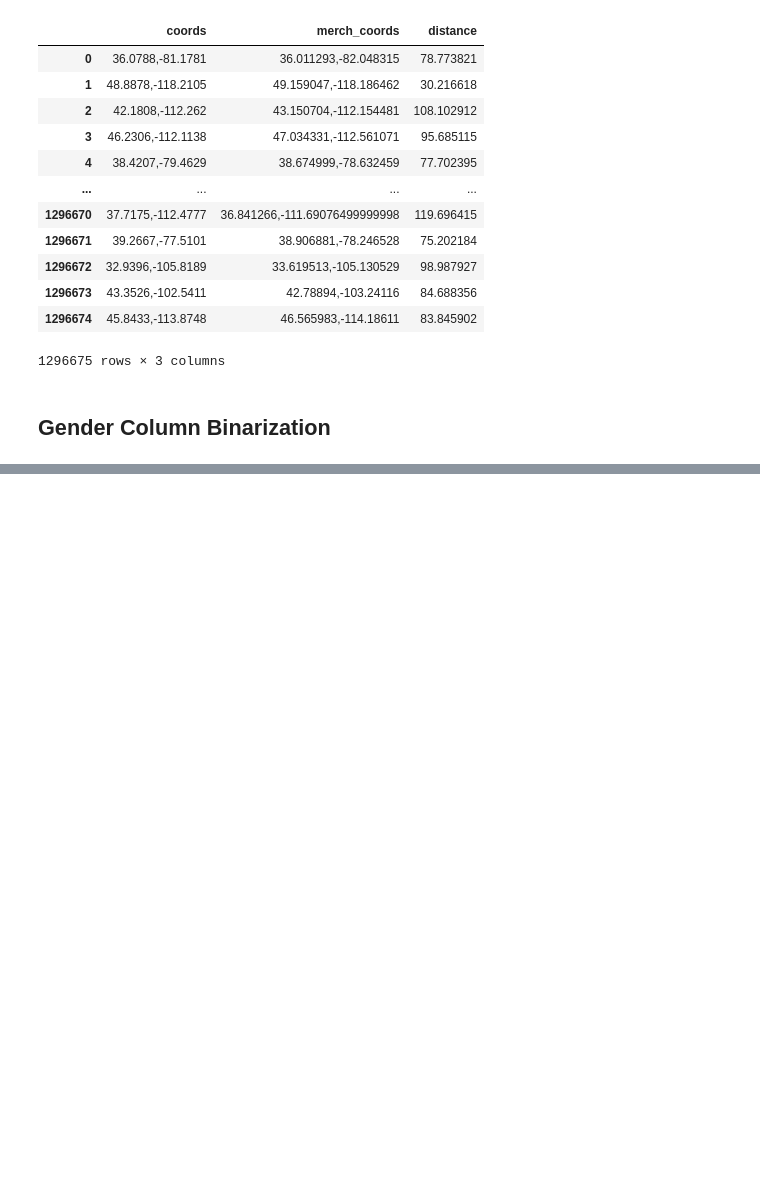
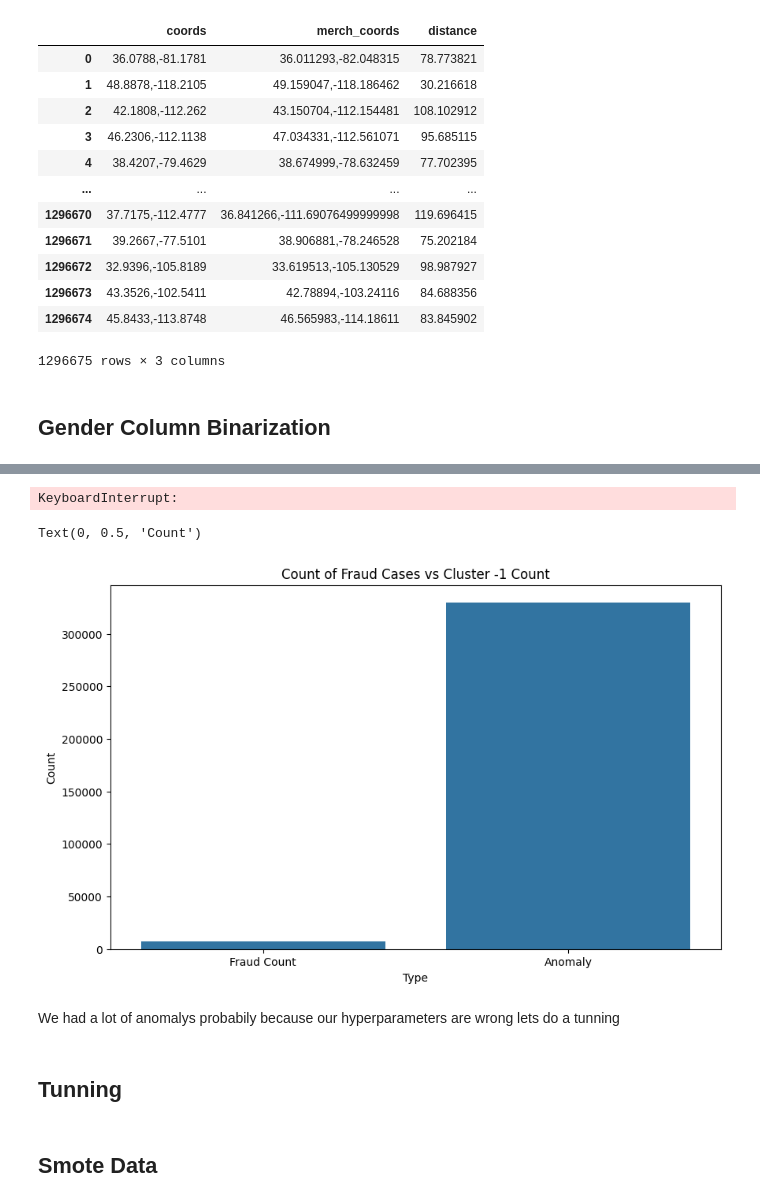
Before and after one commit to igorc22/Anomaly-Detection, a Jupyter notebook: anomaly.ipynb, the cells around one changed output, grey strips where cells are left out. Saved outputs shown, nothing was run; the diff lists cells and outputs as text; code cells hidden in the pictures; blank space fills up the shorter version.

Commit message:
DBScan, Feature Engineering, Results

```diff
--- a/anomaly.ipynb
+++ b/anomaly.ipynb
@@ -112,0 +173,7 @@ credit_df_transformed.head(1)
+# %%
+cols_to_scale = ['purchase_time', 'amt', 'city_pop', 'age', 'distance', 'frequency']
+
+credit_df_transformed.loc[:, cols_to_scale] = credit_df_transformed[cols_to_scale].astype(float)
+
+
+credit_df_transformed.loc[:, cols_to_scale] = scaler.fit_transform(credit_df_transformed[cols_to_scale])
@@ -112,0 +189,2 @@ credit_df_transformed.head(1)
+# %%
+credit_df_transformed.drop('Unnamed: 0', axis=1, inplace=True)
@@ -112,0 +193,7 @@ credit_df_transformed.head(1)
+# %%
+eps = 0.5
+min_samples = 50
+
+# Aplicando o DBSCAN
+dbscan = DBSCAN(eps=eps, min_samples=min_samples)
+credit_df_transformed['cluster'] = dbscan.fit_predict(credit_df_transformed.iloc[:, :-1])
@@ -112,0 +222,26 @@ credit_df_transformed.head(1)
+# %%
+fraud_data = credit_df_transformed[credit_df_transformed['is_fraud'] == 1]
+total_frauds = len(fraud_data)
+fraud_in_cluster_minus1 = len(credit_df_transformed[credit_df_transformed['cluster'] == -1])
+
+fraud_counts = pd.DataFrame({
+    'Type': ['Fraud Count', 'Anomaly'],
+    'Count': [total_frauds, fraud_in_cluster_minus1]
+})
+
+print(fraud_counts)
+# %% [output]
+KeyboardInterrupt:
+# %%
+plt.figure(figsize=(10, 6))
+sns.barplot(x='Type', y='Count', data=fraud_counts)
+
+# Definindo o título e os rótulos
+plt.title('Count of Fraud Cases vs Cluster -1 Count')
+plt.xlabel('Type')
+plt.ylabel('Count')
+# %% [output]
+Text(0, 0.5, 'Count')
+[figure, added]
+# %% [markdown]
+We had a lot of anomalys probabily because our hyperparameters are wrong lets do a tunning
@@ -112,0 +250,4 @@ credit_df_transformed.head(1)
+# %% [markdown]
+## Tunning
+# %% [markdown]
+## Smote Data
```
Also changed, not shown: parts of 34 cells of this notebook, 1 other file.
